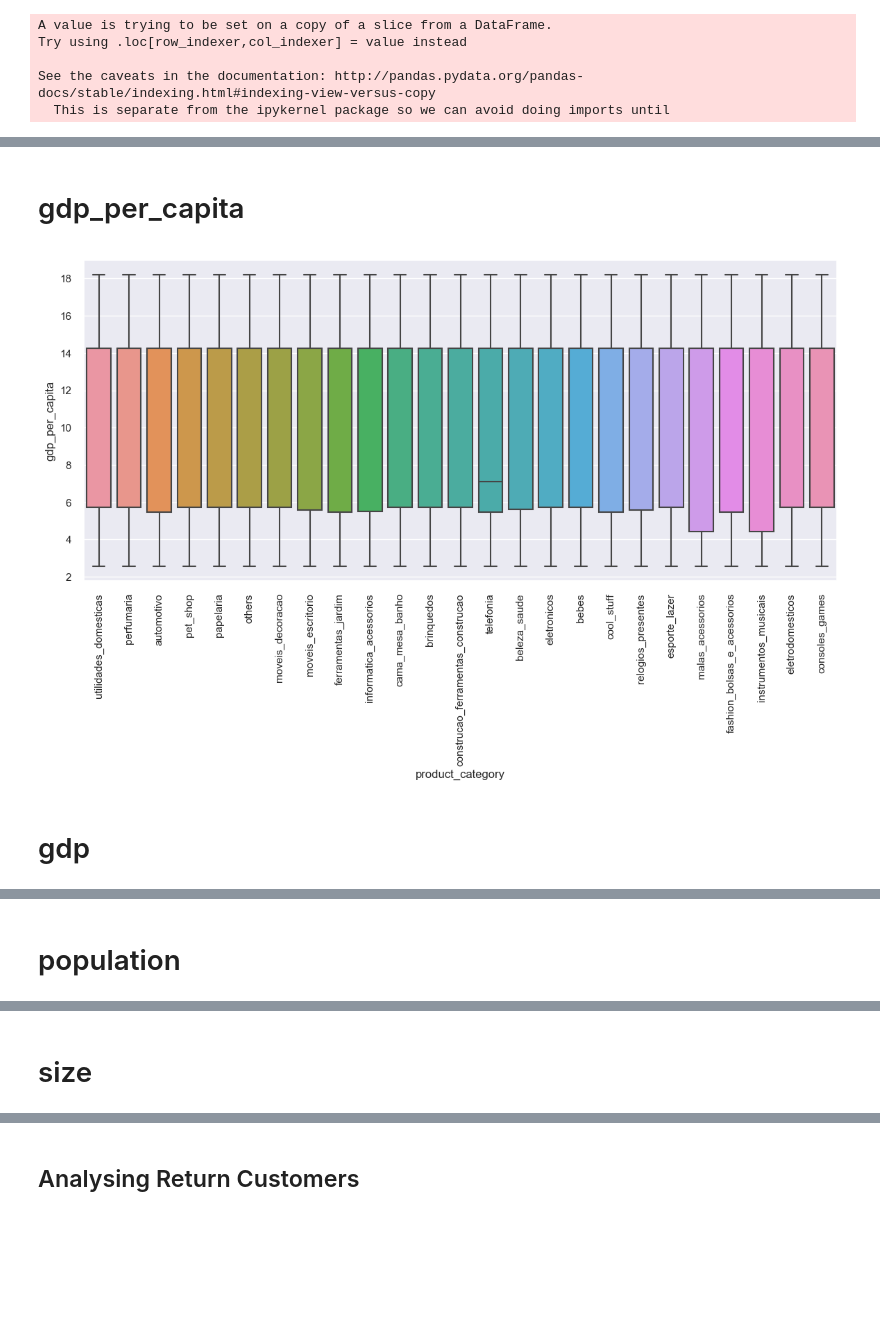
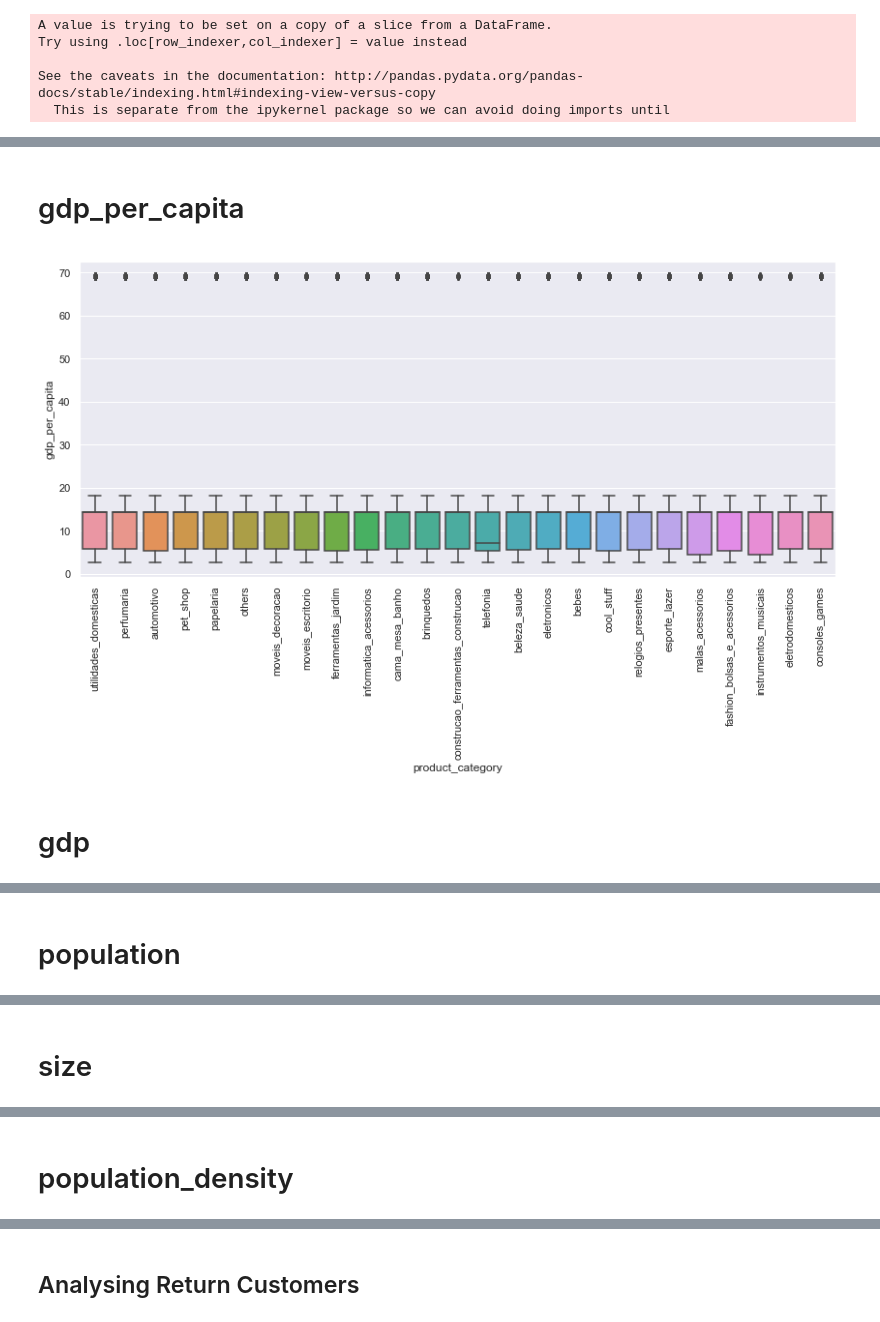
Before and after one commit to leeyenter/bt4211-project, a Jupyter notebook: Purchase Prediction - YT.ipynb, the cells around one changed output, grey strips where cells are left out. Drawn from its saved outputs; the diff is of its cells as text; code cells hidden in the pictures; blank space fills up the shorter version.

```diff
--- a/Purchase Prediction - YT.ipynb
+++ b/Purchase Prediction - YT.ipynb
@@ -50,15 +53,20 @@ products = pd.read_csv("data/olist_products_dataset.csv").set_index('product_id'
 products.product_category_name.fillna('others', inplace=True)
 order_items = order_items.join(products, on='product_id').drop(['order_item_id'], axis=1)
 
+order_payments = pd.read_csv("data/olist_order_payments_dataset.csv")
+order_payments = order_payments.groupby('order_id').agg({'payment_type': ['size', 'nunique', lambda x: (x == 'voucher').sum() / x.shape[0]], 'payment_installments': ['sum']})
+order_payments.columns = ['num_payments', 'nunique_payments', 'percent_voucher', 'num_installments']
+
 for col in ['order_purchase_timestamp', 'order_approved_at', 'order_delivered_carrier_date', 'order_delivered_customer_date', 'order_estimated_delivery_date']:
     orders[col] = pd.to_datetime(orders[col])
 
 state_data = pd.read_csv("data/brazil_state_data.csv")
 state_data.set_index('state', inplace=True)
 state_data['gdp_per_capita'] = state_data['gdp'] / state_data['population']
+state_data['population_density'] = state_data['population'] / state_data['size']
 customers = customers.join(state_data, on='customer_state')
 
-orders = orders.merge(customers, on='customer_id').drop('customer_id', axis=1)
+orders = orders.merge(customers, on='customer_id').drop('customer_id', axis=1).join(order_payments, on='order_id')
 # %% [markdown]
 * GDP Data: https://agenciadenoticias.ibge.gov.br/en/agencia-press-room/2185-news-agency/releases-en/10155-gdp-of-municipalities-agriculture-represents-more-than-half-of-economic-activity-in-1-135-municipalities
 * Population Data: https://en.wikipedia.org/wiki/List_of_Brazilian_federative_units_by_gross_regional_product
@@ -209,2 +446,2 @@ order_items.product_category.value_counts().plot(kind='bar')
 # %%
-subset = orders[['order_id', 'gdp_per_capita', 'gdp', 'population', 'size']].join(order_items.set_index('order_id'), on='order_id', how='right')[['product_category', 'gdp_per_capita', 'gdp', 'population', 'size']]
+subset = orders[['order_id', 'gdp_per_capita', 'gdp', 'population', 'size', 'population_density']].join(order_items.set_index('order_id')[['product_category']], on='order_id', how='right').drop('order_id', axis=1)
@@ -211,11 +468,12 @@ subset = orders[['order_id', 'gdp_per_capita', 'gdp', 'population', 'size']].joi
 # %%
-for col in ['gdp_per_capita', 'gdp', 'population', 'size']:
+for col in ['gdp_per_capita', 'gdp', 'population', 'size', 'population_density']:
     display(Markdown("# " + col))
-    sns.boxplot(subset.product_category, subset[col], showfliers=False)
+    sns.boxplot(subset.product_category, subset[col], showfliers=True)
     plt.xticks(rotation=90)
+#     plt.yticks(np.exp(plt.yticks()[0]-1))
 #     plt.yscale('log')
     plt.show()
 # %% [output]
 # gdp_per_capita
-[figure, old version]
+[figure, new version]
 # gdp
@@ -226,0 +485 @@ for col in ['gdp_per_capita', 'gdp', 'population', 'size']:
+# population_density
```
Also changed, not shown: parts of 49 cells of this notebook.
